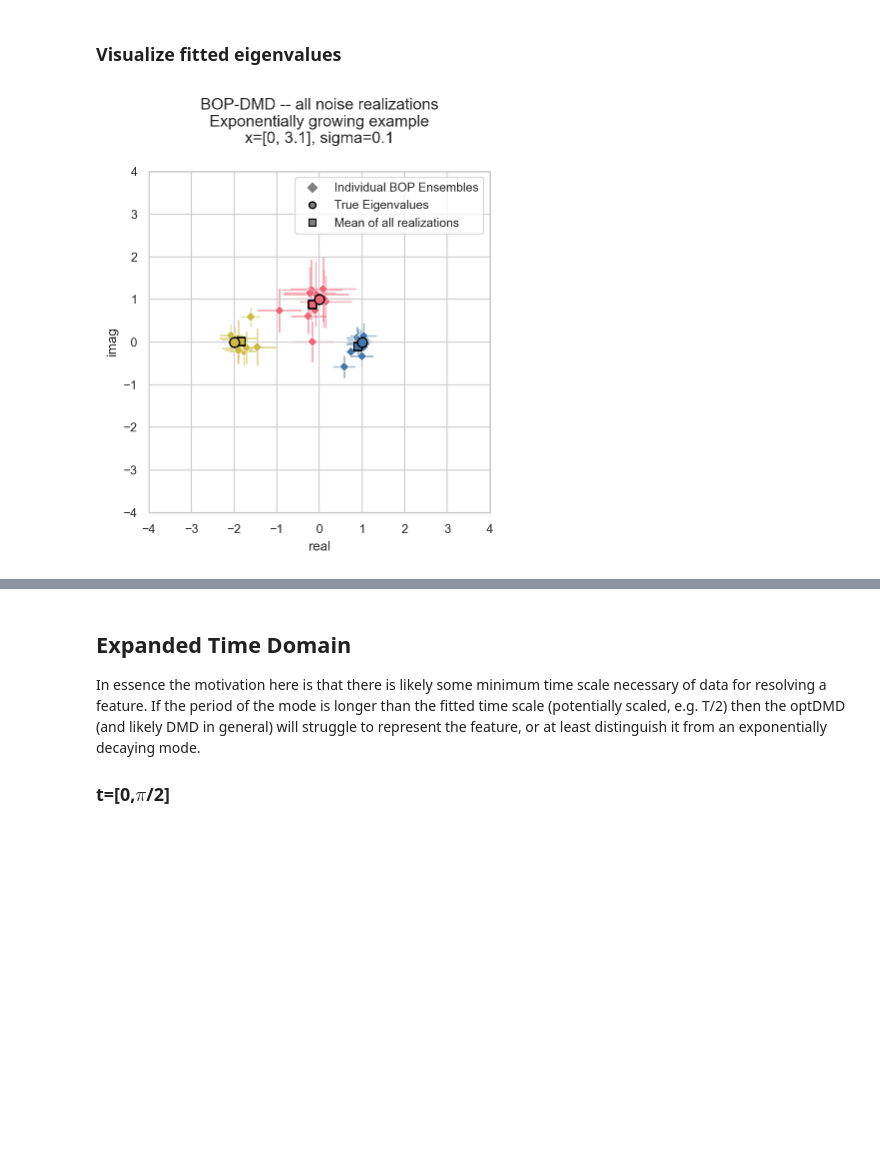
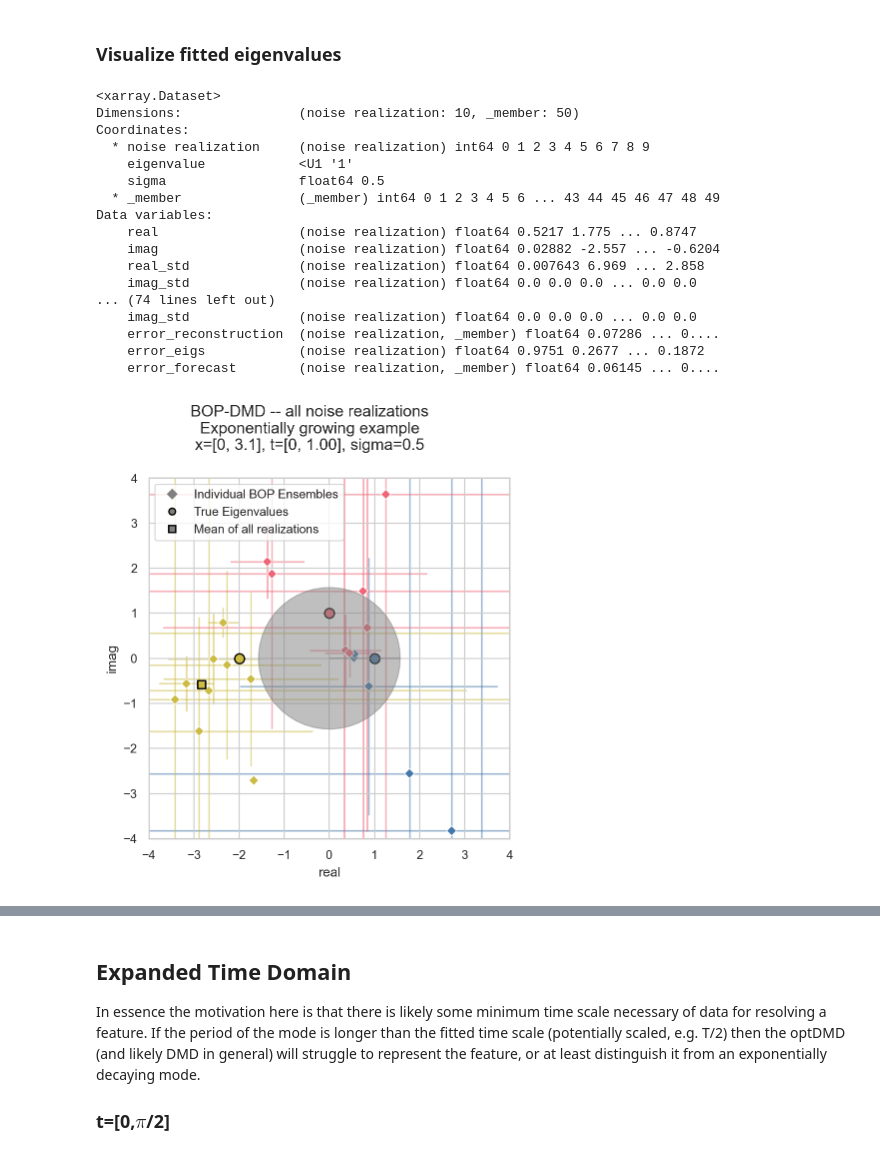
Before and after one commit to klapo/py-optDMD, a Jupyter notebook: examples/bopdmd_simple-example-exp-growth.ipynb, the cells around one changed output, grey strips where cells are left out. Drawn from its saved outputs; the diff is of its cells as text; code cells hidden in the pictures; blank space fills up the shorter version.

```diff
--- a/examples/bopdmd_simple-example-exp-growth.ipynb
+++ b/examples/bopdmd_simple-example-exp-growth.ipynb
@@ -482,6 +627,6 @@ num_ensembles =  25
 # Select a much larger noise level than in the paper to better illustrate
 # improved ensemble selection strategies.
 # sigma_array = [1e-1, 1e-2, 1e-3]
-sigma_array = [0.1]
+sigma_array = [0.5, 0.1]
 
 verbose = False
@@ -615,10 +775,17 @@ true_eigenvalues_g = np.array([e1_g, e2_g, e3_g])
 
 # Generate the clean, noiseless dynamics.
 xclean_exp_growth = simple_example([f1, f2, f3], true_eigenvalues_g, ts)
+
+# Forecast verification
+t2 = t1 + t1 * 0.1
+ts_forecast = np.linspace(t1, t2, nt // 10, endpoint=False)[np.newaxis, :]
+xclean_forecast = simple_example([f1, f2, f3], true_eigenvalues_g, ts_forecast)
 # %%
-fig, ax = plt.subplots(1, 1)
+fig, ax = plt.subplots(1, 1, figsize=(2, 2,))
 ax.plot(xspace, f1)
 ax.plot(xspace, f2)
 ax.plot(xspace, f3)
 ax.set_title('Spatial Modes of the Toy Data')
+ax.set_xlabel('Space (-)')
+ax.set_ylabel('Amplitude (-)')
 # %% [output]
@@ -749,22 +916,43 @@ g.set_xticklabels(['optDMD', '20%', '30%'])
 # %% [markdown]
 ### Visualize fitted eigenvalues
+# %%
+ds_optdmd, ds_bopdmd, optdmd_container, bopdmd_container = run_noisy_realizations(
+    xclean_exp_growth, ts, sigma_array, num_noise_cycles, 50,
+    ensemble_size, true_eigenvalues_g, seed=1, ts_forecast=ts_forecast, data_forecast=xclean_forecast)
 # %%
-ds_optdmd, ds_bopdmd, optdmd_container, bopdmd_container = run_noisy_realizations(
-    xclean_exp_growth, ts, sigma_array, num_noise_cycles, num_ensembles,
-    ensemble_size, true_eigenvalues_g, seed=1)
-
 # Distribution plots for the BOP-DMD and optDMD eigenvalues.
-plt.figure()
+radii = [0, np.pi / (2 * t1)]
+xs, ys = certainty_donut(radii)
 for sigma in ds_bopdmd.sigma:
+    plt.figure(figsize=(5, 5))
     g = eigenvalue_scatterplot(ds_bopdmd.sel(sigma=sigma), true_eigenvalues_g, lims=(-4, 4))
     plt.gcf().suptitle(
-        "BOP-DMD -- all noise realizations\nExponentially growing example\nx=[0, {:1.2}], sigma={}".format(x1, sigma.values))
+        "BOP-DMD -- all noise realizations\nExponentially growing example\nx=[0, {:1.2}], t=[0, {:1.2f}], sigma={}".format(x1, t1, sigma.values))
     plt.gcf().tight_layout()
-plt.figure()
-for sigma in ds_bopdmd.sigma:
+    g.fill(xs, ys, edgecolor='k', color='0.5', alpha=0.5)
+
+    plt.figure(figsize=(5, 5))
     g = eigenvalue_scatterplot(ds_optdmd.sel(sigma=sigma), true_eigenvalues_g, lims=(-4, 4))
     plt.gcf().suptitle(
-        "optDMD -- all noise realizations\nExponentially growing example\nx=[0, {:1.2}], sigma={}".format(x1, sigma.values))
+        "optDMD -- all noise realizations\nExponentially growing example\nx=[0, {:1.2}], t=[0, {:1.2f}], sigma={}".format(x1, t1, sigma.values))
     plt.gcf().tight_layout()
+    g.fill(xs, ys, edgecolor='k', color='0.5', alpha=0.5)
 # %% [output]
+<xarray.Dataset>
+Dimensions:               (noise realization: 10, _member: 50)
+Coordinates:
+  * noise realization     (noise realization) int64 0 1 2 3 4 5 6 7 8 9
+    eigenvalue            <U1 '1'
+    sigma                 float64 0.5
+  * _member               (_member) int64 0 1 2 3 4 5 6 ... 43 44 45 46 47 48 49
+Data variables:
+    real                  (noise realization) float64 0.5217 1.775 ... 0.8747
+    imag                  (noise realization) float64 0.02882 -2.557 ... -0.6204
+    real_std              (noise realization) float64 0.007643 6.969 ... 2.858
+    imag_std              (noise realization) float64 0.0 0.0 0.0 ... 0.0 0.0
+... (74 lines left out)
+    imag_std              (noise realization) float64 0.0 0.0 0.0 ... 0.0 0.0
+    error_reconstruction  (noise realization, _member) float64 0.07286 ... 0....
+    error_eigs            (noise realization) float64 0.9751 0.2677 ... 0.1872
+    error_forecast        (noise realization, _member) float64 0.06145 ... 0....
-[figure, old version]
+[figure, new version]
```
Also changed, not shown: parts of 26 cells of this notebook, 1 other file.
